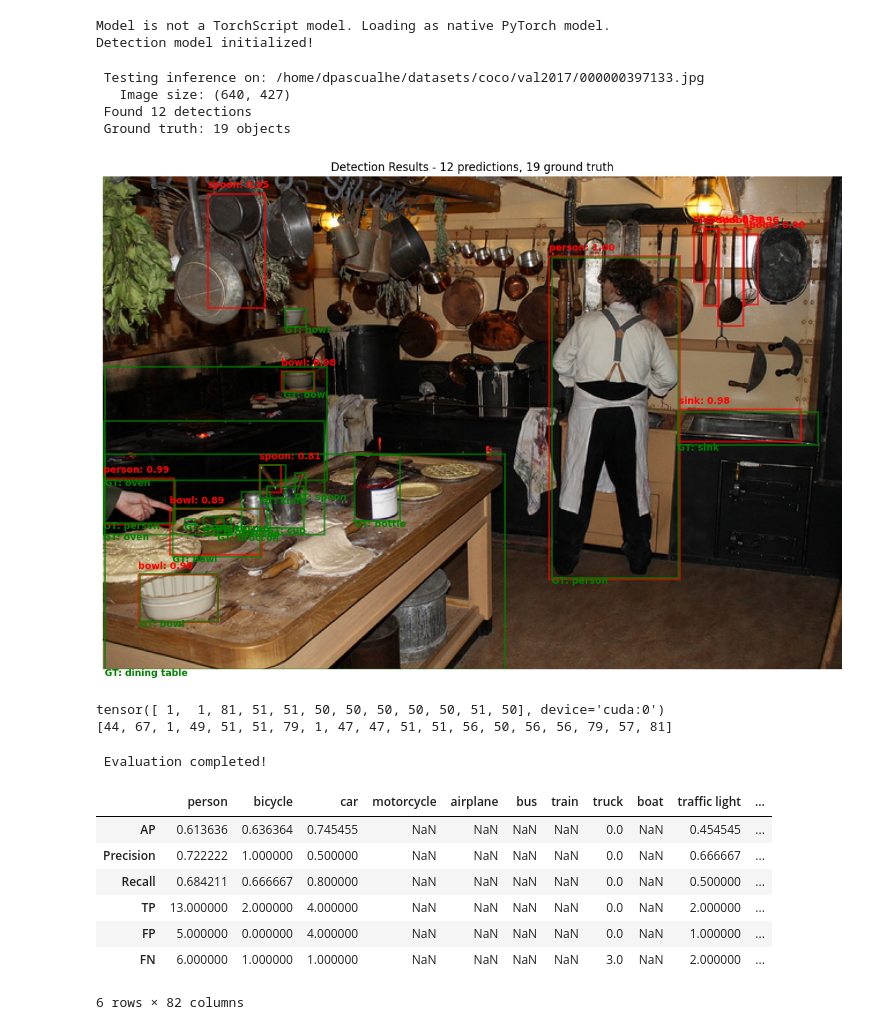
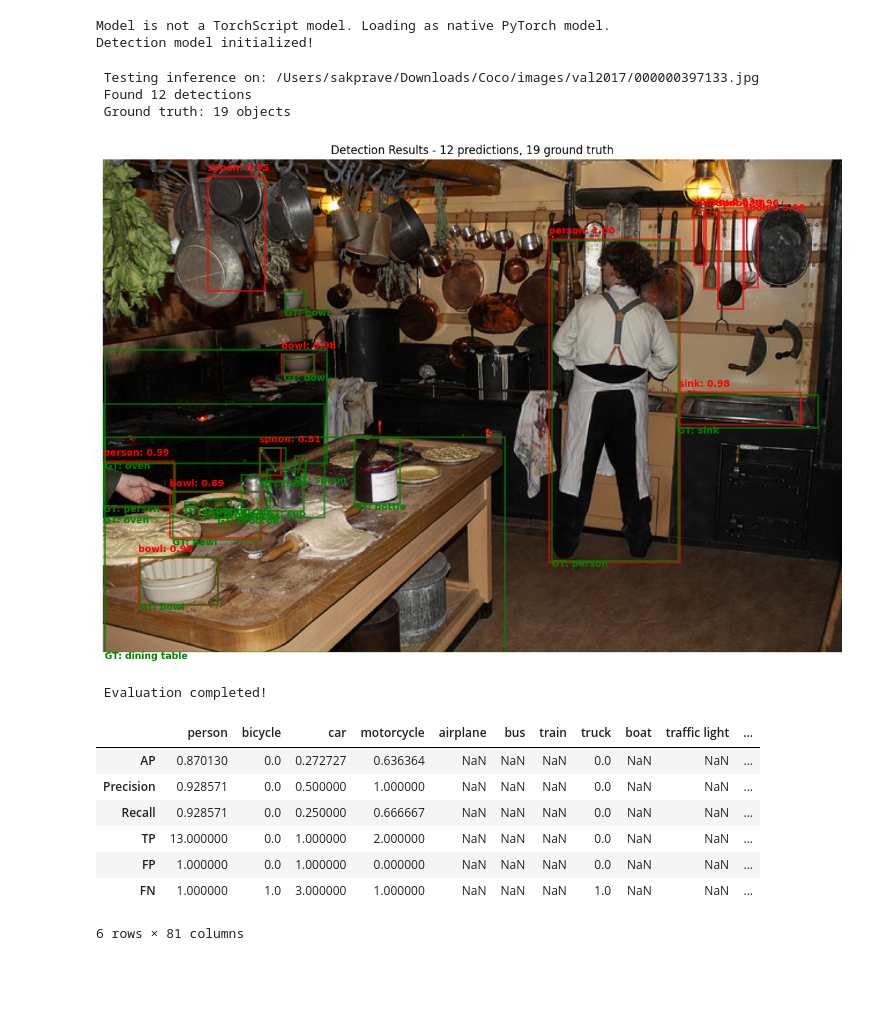
Before and after one commit to JdeRobot/DetectionMetrics, a Jupyter notebook: examples/tutorial_image_detection.ipynb, the cells around one changed output. Drawn from its saved outputs; the diff is of its cells as text; code cells hidden in the pictures; blank space fills up the shorter version.

```diff
--- a/examples/tutorial_image_detection.ipynb
+++ b/examples/tutorial_image_detection.ipynb
@@ -29,15 +26,19 @@ plt.rcParams['font.size'] = 10
 # %%
 # Initialize COCO dataset
 # Using existing COCO data paths
-img_dir = "/home/dpascualhe/datasets/coco/val2017"
-ann_file = "/home/dpascualhe/datasets/coco/annotations/instances_val2017.json"
+# img_dir = "/home/dpascualhe/datasets/coco/val2017"
+# ann_file = "/home/dpascualhe/datasets/coco/annotations/instances_val2017.json"
+
+img_dir = "/Users/sakprave/Downloads/Coco/images/val2017"
+ann_file = "/Users/sakprave/Downloads/Coco/annotations/instances_val2017.json"
+
 
 # Check if files exist
 if not os.path.exists(img_dir) or not os.path.exists(ann_file):
     print("COCO data not found. Please check the paths above.")
 else:
     # Load dataset
-    dataset = CocoDataset(annotation_file=ann_file, image_dir=img_dir)
+    dataset = CocoDataset(annotation_file=ann_file, image_dir=img_dir, split="train")
     print(f"Dataset loaded with {len(dataset.dataset)} samples")
     print(f"Number of classes: {len(dataset.ontology)}")
 # %% [output]
@@ -200,8 +164,6 @@ if 'dataset' in locals() and len(dataset.dataset) > 0:
     # Load and display original image
     image = Image.open(image_path).convert('RGB')
     print(f" Testing inference on: {image_path}")
-    print(f"   Image size: {image.size}")
-
     # Run inference
     predictions = detection_model.inference(image)
 
@@ -211,7 +173,6 @@ if 'dataset' in locals() and len(dataset.dataset) > 0:
     ground_truth = dataset.read_annotation(annotation_path)
 
     print(f" Ground truth: {len(ground_truth[0])} objects")
-
     # Visualize results
     visualize_detections(
         np.array(image),
@@ -222,17 +183,10 @@ if 'dataset' in locals() and len(dataset.dataset) > 0:
 else:
     print(" Dataset not loaded. Please check the data paths above.")
 # %% [output]
- Testing inference on: /home/dpascualhe/datasets/coco/val2017/000000397133.jpg
-   Image size: (640, 427)
+ Testing inference on: /Users/sakprave/Downloads/Coco/images/val2017/000000397133.jpg
  Found 12 detections
  Ground truth: 19 objects
 [figure]
-# %%
-print(predictions["labels"])
-print(ground_truth[-1])
-# %% [output]
-tensor([ 1,  1, 81, 51, 51, 50, 50, 50, 50, 50, 51, 50], device='cuda:0')
-[44, 67, 1, 49, 51, 51, 79, 1, 47, 47, 51, 51, 56, 50, 56, 56, 79, 57, 81]
 # %%
 # Run evaluation on a subset of the dataset
 # For demonstration, we'll use a small subset
@@ -240,7 +194,7 @@ if 'dataset' in locals():
 
     # Create a small subset for faster evaluation
     small_dataset = dataset.dataset
-    # small_dataset = dataset.dataset.iloc[10:15]  # Selects rows with indices
+    small_dataset = dataset.dataset.iloc[10:15]  # Selects rows with indices
 
     # Temporarily replace dataset with subset
     original_dataset = dataset.dataset
@@ -281,14 +235,14 @@ else:
     print("  Dataset not loaded. Please check the data paths above.")
 # %% [output]
  Evaluation completed!
-# %%
-results
-# %% [output]
-|  | person | bicycle | car | motorcycle | airplane | bus | train | truck | boat | traffic light | ... |
-| AP | 0.613636 | 0.636364 | 0.745455 | NaN | NaN | NaN | NaN | 0.0 | NaN | 0.454545 | ... |
-| Precision | 0.722222 | 1.000000 | 0.500000 | NaN | NaN | NaN | NaN | 0.0 | NaN | 0.666667 | ... |
-| Recall | 0.684211 | 0.666667 | 0.800000 | NaN | NaN | NaN | NaN | 0.0 | NaN | 0.500000 | ... |
-| TP | 13.000000 | 2.000000 | 4.000000 | NaN | NaN | NaN | NaN | 0.0 | NaN | 2.000000 | ... |
-| FP | 5.000000 | 0.000000 | 4.000000 | NaN | NaN | NaN | NaN | 0.0 | NaN | 1.000000 | ... |
-| FN | 6.000000 | 1.000000 | 1.000000 | NaN | NaN | NaN | NaN | 3.0 | NaN | 2.000000 | ... |
-6 rows × 82 columns
+# %%
+display(results)
+# %% [output]
+|  | person | bicycle | car | motorcycle | airplane | bus | train | truck | boat | traffic light | ... |
+| AP | 0.870130 | 0.0 | 0.272727 | 0.636364 | NaN | NaN | NaN | 0.0 | NaN | NaN | ... |
+| Precision | 0.928571 | 0.0 | 0.500000 | 1.000000 | NaN | NaN | NaN | 0.0 | NaN | NaN | ... |
+| Recall | 0.928571 | 0.0 | 0.250000 | 0.666667 | NaN | NaN | NaN | 0.0 | NaN | NaN | ... |
+| TP | 13.000000 | 0.0 | 1.000000 | 2.000000 | NaN | NaN | NaN | 0.0 | NaN | NaN | ... |
+| FP | 1.000000 | 0.0 | 1.000000 | 0.000000 | NaN | NaN | NaN | 0.0 | NaN | NaN | ... |
+| FN | 1.000000 | 1.0 | 3.000000 | 1.000000 | NaN | NaN | NaN | 1.0 | NaN | NaN | ... |
+6 rows × 81 columns
```
Also changed, not shown: parts of 5 cells of this notebook, 17 other files.
